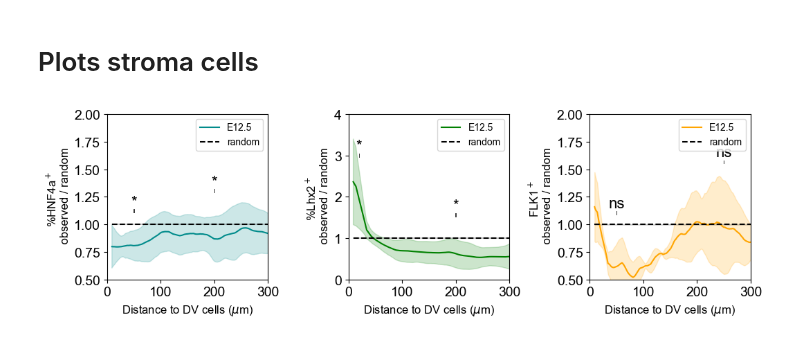
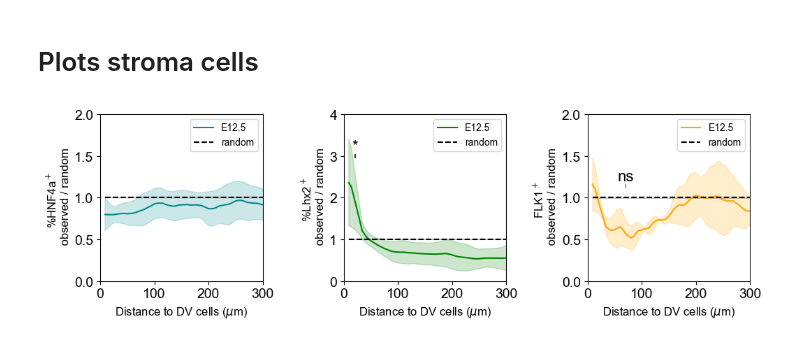
Before and after one commit to BaroudLab/Pyxidis, a Jupyter notebook: Notebooks/Code_figures/Distance_vessel_figure_S4.ipynb, the cells around one changed output. Cells and saved outputs as stored; diff of their text form; code cells hidden in the pictures.

Commit message:
update code figures

```diff
--- a/Notebooks/Code_figures/Distance_vessel_figure_S4.ipynb
+++ b/Notebooks/Code_figures/Distance_vessel_figure_S4.ipynb
@@ -13,7 +13,7 @@ from scipy import stats
 # %% [markdown]
 # Load data progenitors / Normalization to random
 # %%
-All_data = pandas.read_csv('Data/Distance_to_vessel_progenitors_E12.csv')
+All_data = pandas.read_csv('Data_figures/Distance_to_vessel_progenitors_E12.csv')
 # %%
 Kit_distance_DV_random = All_data.loc[(All_data.progenitor_type == 'CD45-, Kit+') & (All_data.type == 'random_data')]
 Kit_distance_DV = All_data.loc[(All_data.progenitor_type == 'CD45-, Kit+') & (All_data.type == 'observed_data')]
@@ -214,7 +195,7 @@ plt.show()
 # %% [markdown]
 # Load data Stroma / Normalization to random
 # %%
-All_data = pandas.read_csv('Data/Distance_to_vessel_stroma_E12.csv')
+All_data = pandas.read_csv('Z:\Marcia_Valentin\All\Data_and_code_paper\Data_Github/Data_figures/Distance_to_vessel_stroma_E12.csv')
 # %%
 Lhx2_distance_DV_random = All_data.loc[(All_data.stroma_type == 'Lhx2+') & (All_data.type == 'random_data')]
 Lhx2_distance_DV = All_data.loc[(All_data.stroma_type == 'Lhx2+') & (All_data.type == 'observed_data')]
@@ -306,25 +287,8 @@ sns.lineplot(ax = ax1,
              color = 'k')
 ax1.set_ylabel('%HNF4a$^+$ \n observed / random', fontsize = 12, c = 'k')
 ax1.set_xlabel('Distance to DV cells ($\mu$m)', fontsize = 12)
-ax1.set_ylim(0.5,2)
+ax1.set_ylim(0,2)
 ax1.set_xlim(0,300)
-
-add_stat_annotation(ax = ax1,
-                    x="r",
-                    y="mean_smooth_normalized",
-                    hue = 'type',
-                    data=HNF4a_distance_DV_E12,
-                    fontsize = 16,
-                    box_pairs=[((50, 'E12.5'), (50, 'random')),
-                               ((200, 'E12.5'), (200, 'random'))],
-                    test='Mann-Whitney',
-                    comparisons_correction=None,
-                    line_offset_to_box=None,
-                    line_offset=None,
-                    linewidth=0.7,
-                    text_format='star',
-                    loc='inside',
-                    verbose=0)
 
 ax2 = fig.add_subplot(gs[0, 1])
 ax2.tick_params(axis='y', labelsize=14, colors='k')
@@ -357,8 +321,7 @@ add_stat_annotation(ax = ax2,
                     hue = 'type',
                     data=Lhx2_distance_DV_E12,
                     fontsize = 16,
-                    box_pairs=[((20, 'E12.5'), (20, 'random')),
-                               ((200, 'E12.5'), (200, 'random'))],
+                    box_pairs=[((20, 'E12.5'), (20, 'random'))],
                     test='Mann-Whitney',
                     comparisons_correction=None,
                     line_offset_to_box=None,
@@ -381,34 +344,33 @@ sns.lineplot(ax = ax3,
 
 sns.lineplot(ax = ax3,
              data = FLK1_distance_DV_E12.loc[FLK1_distance_DV_E12.type == 'random'],
              x = 'r',
              y = 'mean_smooth_normalized',
              linestyle='--',
              errorbar = 'sd',
              label = 'random',
              color = 'k')
 ax3.set_ylabel('FLK1$^+$ \n observed / random', fontsize = 12, c = 'k')
 ax3.set_xlabel('Distance to DV cells ($\mu$m)', fontsize = 12)
-ax3.set_ylim(0.5,2)
+ax3.set_ylim(0,2)
 ax3.set_xlim(0,300)
 
 add_stat_annotation(ax = ax3,
                     x="r",
                     y="mean_smooth_normalized",
                     hue = 'type',
                     data=FLK1_distance_DV_E12,
                     fontsize = 16,
-                    box_pairs=[((50, 'E12.5'), (50, 'random')),
-                               ((250, 'E12.5'), (250, 'random'))],
+                    box_pairs=[((70, 'E12.5'), (70, 'random'))],
                     test='Mann-Whitney',
                     comparisons_correction=None,
                     line_offset_to_box=None,
                     line_offset=None,
                     text_format='star',
                     loc='inside',
                      linewidth=0.7,
                     verbose=0)
 
 plt.show()
 # %% [output]
-[figure, old version]
+[figure, new version]
```
Also changed, not shown: parts of 3 cells of this notebook, 4 other files.
